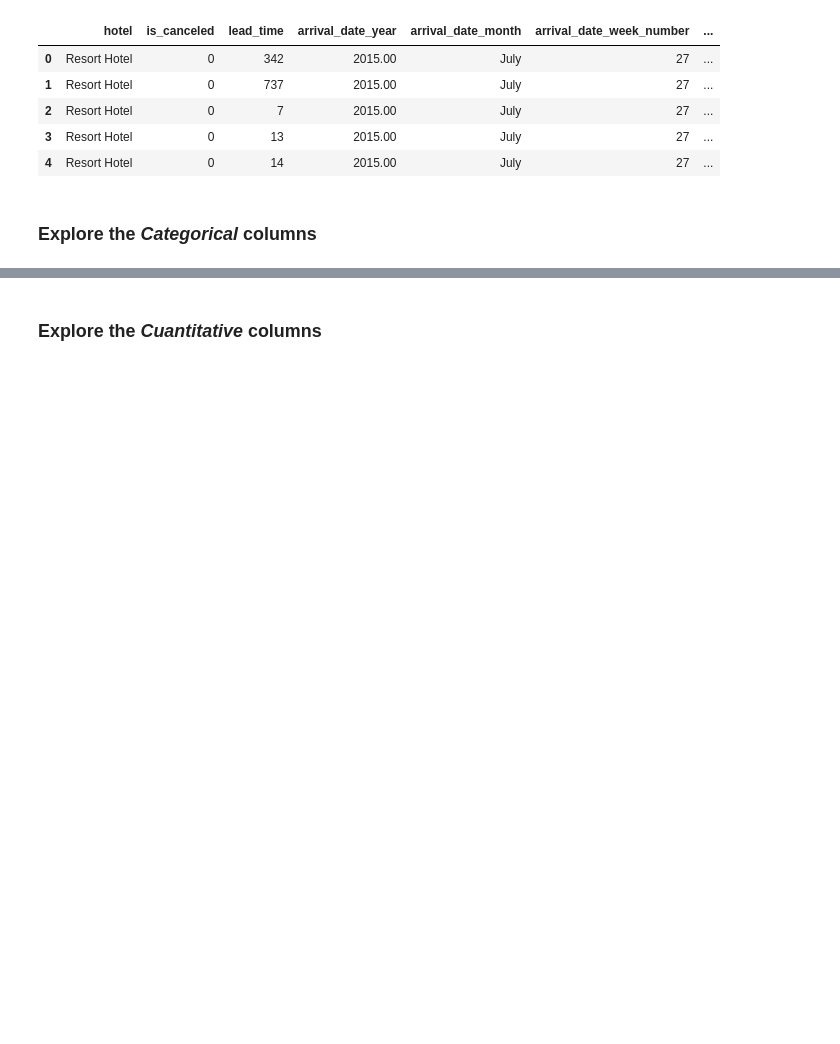
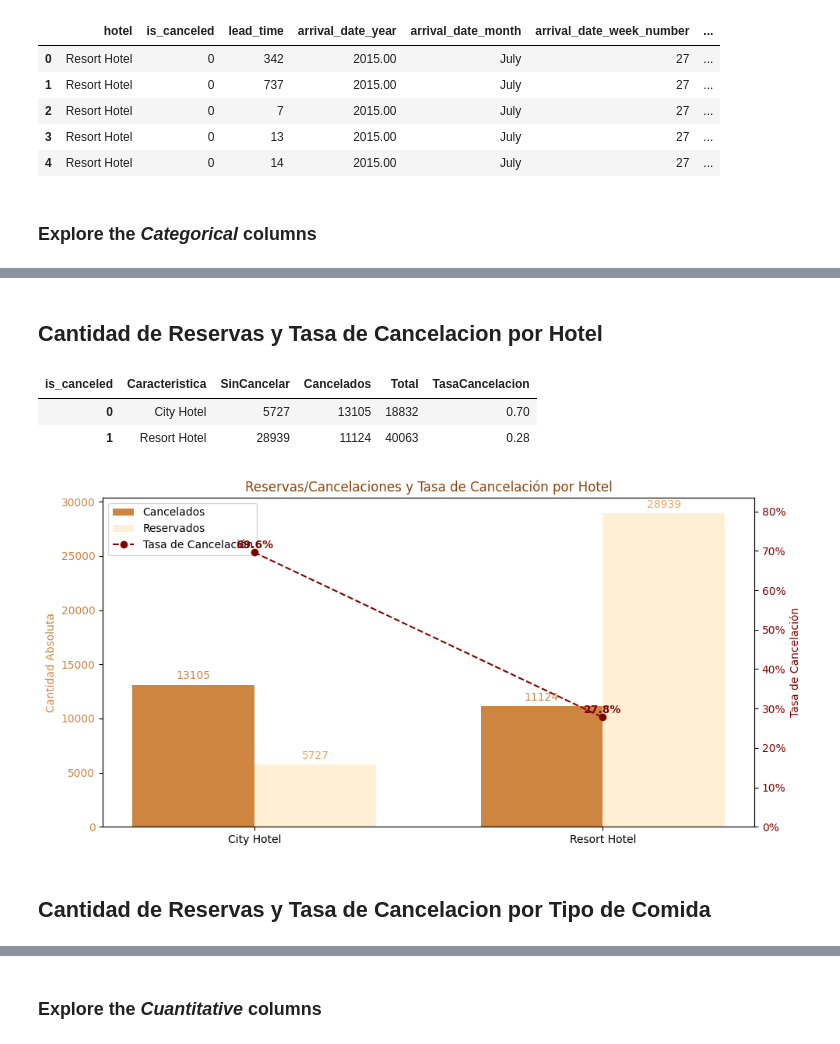
Before and after one commit to LauraRuales/Ciencia-de-datos, a Jupyter notebook: eda.ipynb, the cells around one changed output, grey strips where cells are left out. Cells and saved outputs as stored; diff of their text form; code cells hidden in the pictures; blank space fills up the shorter version.

Commit message:
graficas_categoricas

```diff
--- a/eda.ipynb
+++ b/eda.ipynb
@@ -108,3 +106,6 @@ Nombre atributo:  meal
 1   Canceled  23218        0.39
 2    No-Show    797        0.01
 -----------------------------------
+# %%
+reservas['Id'] = np.arange(len(r))
+reservas.columns
@@ -110,0 +125,62 @@ Nombre atributo:  meal
+# %% [markdown]
+## Cantidad de Reservas y Tasa de Cancelacion por Hotel
+# %%
+pivot = reservas.pivot_table(index=['hotel'], columns='is_canceled', values='Id', aggfunc='count')
+pivot['Total'] = df_p[0] + pivot[1]
+pivot['TasaCancelacion'] = pivot[1]/pivot['Total']
+
+reset = pivot.reset_index(names=['Caracteristica'])
+renamed  = reset.rename(columns={0: 'SinCancelar', 1: 'Cancelados'})
+renamed.head()
+# %% [output]
+| is_canceled | Caracteristica | SinCancelar | Cancelados | Total | TasaCancelacion |
+| 0 | City Hotel | 5727 | 13105 | 18832 | 0.70 |
+| 1 | Resort Hotel | 28939 | 11124 | 40063 | 0.28 |
+# %%
+labels = renamed['Caracteristica']
+cancelados = renamed['Cancelados']
+reservados = renamed['SinCancelar']
+tasa_cancelacion = renamed['TasaCancelacion']
+
+x = np.arange(len(labels))
+width = 0.35
+
+fig, ax = plt.subplots(figsize=(10, 5)) # 'ax' es el eje Y principal (izquierdo)
+
+# Graficar las barras en el eje principal 'ax'
+rects1 = ax.bar(x - width/2, cancelados, width, label='Cancelados', color='peru')
+rects2 = ax.bar(x + width/2, reservados, width, label='Reservados', color='papayawhip')
+
+ax2 = ax.twinx() # 'ax2' es el eje Y secundario (derecho)
+line = ax2.plot(x, tasa_cancelacion, color='maroon', marker='o', linestyle='--', label='Tasa de Cancelación')
+
+for i, rate in enumerate(tasa_cancelacion):
+    label = f'{rate:.1%}'
+    ax2.text(i, rate + 0.005, label, ha='center', va='bottom', color='maroon', fontsize=10, fontweight='bold')
+
+# Eje principal (izquierdo)
+ax.set_ylabel('Cantidad Absoluta', color='peru')
+ax.set_title('Reservas/Cancelaciones y Tasa de Cancelación por Hotel', color ='saddlebrown')
+ax.set_xticks(x)
+ax.set_xticklabels(labels)
+ax.tick_params(axis='y', labelcolor='peru')
+ax.bar_label(rects1, padding=3, color = 'peru')
+ax.bar_label(rects2, padding=3, color ='sandybrown')
+
+# Eje secundario (derecho)
+ax2.set_ylabel('Tasa de Cancelación', color='maroon')
+ax2.yaxis.set_major_formatter(mtick.PercentFormatter(1.0))
+ax2.tick_params(axis='y', labelcolor='maroon')
+ax2.set_ylim(0, max(tasa_cancelacion) * 1.2)
+
+# Unificar las leyendas de ambos ejes ---
+h1, l1 = ax.get_legend_handles_labels()
+h2, l2 = ax2.get_legend_handles_labels()
+ax.legend(h1+h2, l1+l2, loc='upper left')
+
+fig.tight_layout()
+plt.show()
+# %% [output]
+[figure, added]
+# %% [markdown]
+## Cantidad de Reservas y Tasa de Cancelacion por Tipo de Comida
```
Also changed, not shown: parts of 19 cells of this notebook.
